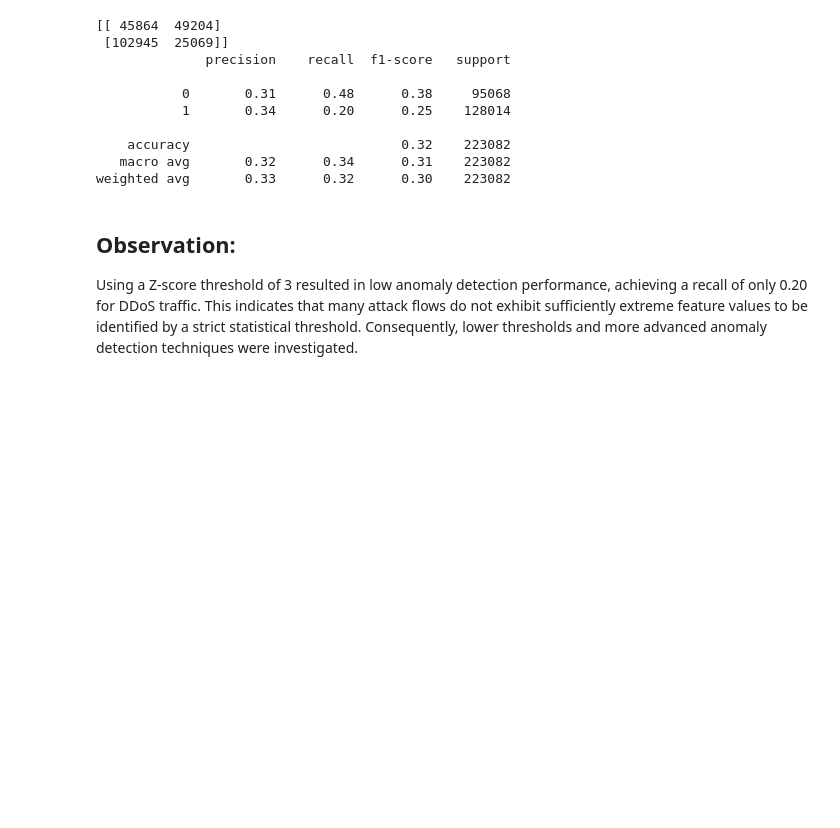
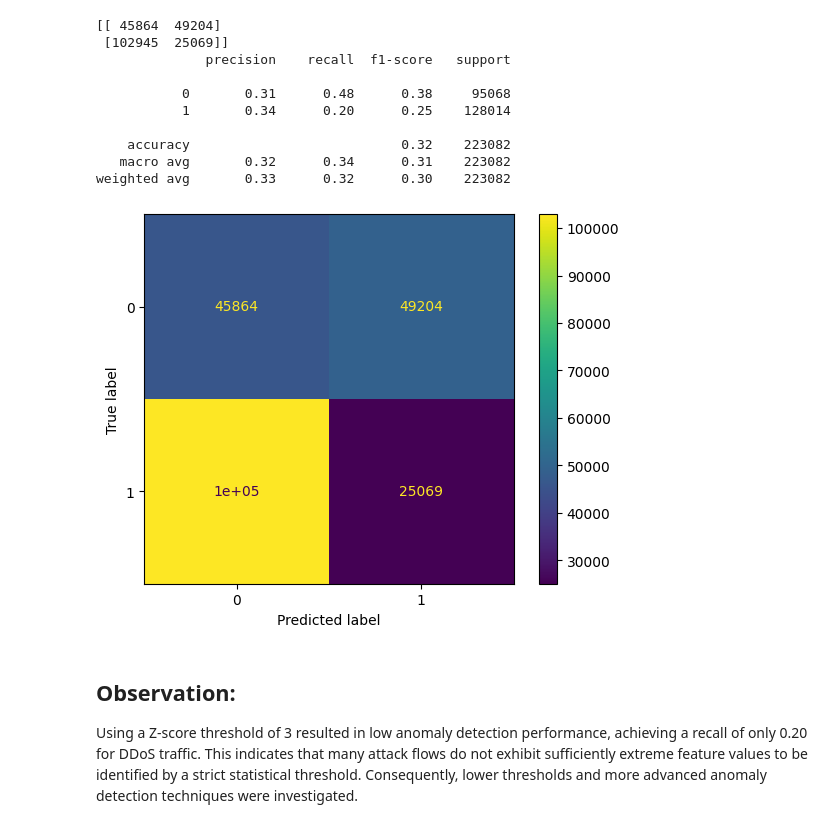
Before and after one commit to yatharthagarwal0620-art/network-anomaly-detection, a Jupyter notebook: notebooks/03_ZScore_Anomaly_Detection.ipynb, the cells around one changed output. Saved outputs shown, nothing was run; the diff lists cells and outputs as text; code cells hidden in the pictures; blank space fills up the shorter version.

```diff
--- a/notebooks/03_ZScore_Anomaly_Detection.ipynb
+++ b/notebooks/03_ZScore_Anomaly_Detection.ipynb
@@ -61,11 +62,11 @@ z_scores = np.abs(X_scaled)
 threshold = 3  # If |z|>3 then anomaly
 
 #Prediction
-y_pred = (
+y_pred_3 = (
     z_scores > threshold
 ).any(axis=1).astype(int)
 
-print(pd.Series(y_pred).value_counts())
+print(pd.Series(y_pred_3).value_counts())
 # %% [output]
 0    148809
 1     74273
@@ -90,6 +91,16 @@ print(classification_report(y_true, y_pred))
     accuracy                           0.32    223082
    macro avg       0.32      0.34      0.31    223082
 weighted avg       0.33      0.32      0.30    223082
+# %%
+#Confusion Matrix for threshold=3
+
+ConfusionMatrixDisplay.from_predictions(
+    y_true,
+    y_pred_3
+)
+plt.show()
+# %% [output]
+[figure, added]
 # %% [markdown]
 ## Observation:
  Using a Z-score threshold of 3 resulted in low anomaly detection performance, achieving a recall of only 0.20 for DDoS traffic. This indicates that many attack flows do not exhibit sufficiently extreme feature values to be identified by a strict statistical threshold. Consequently, lower thresholds and more advanced anomaly detection techniques were investigated.
```
Also changed, not shown: parts of 8 cells of this notebook, 1 other file.
